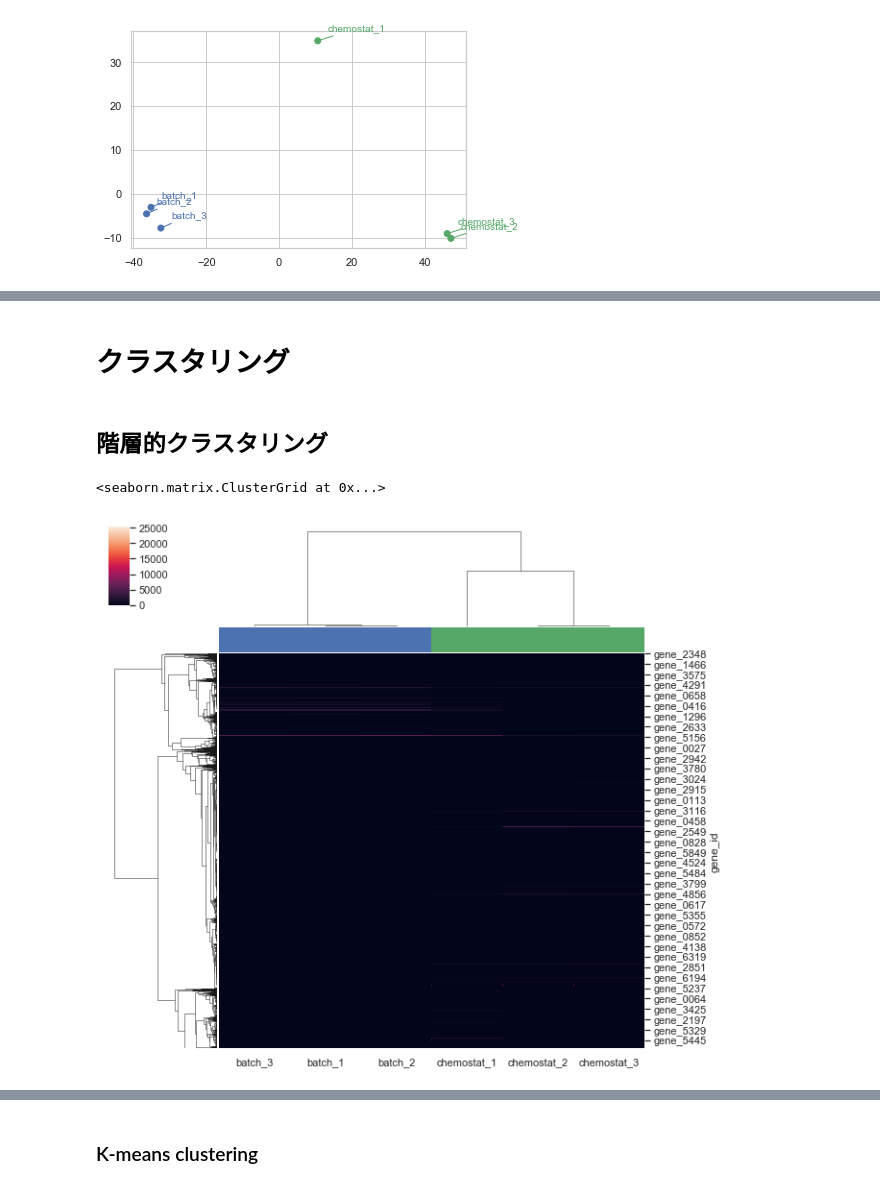
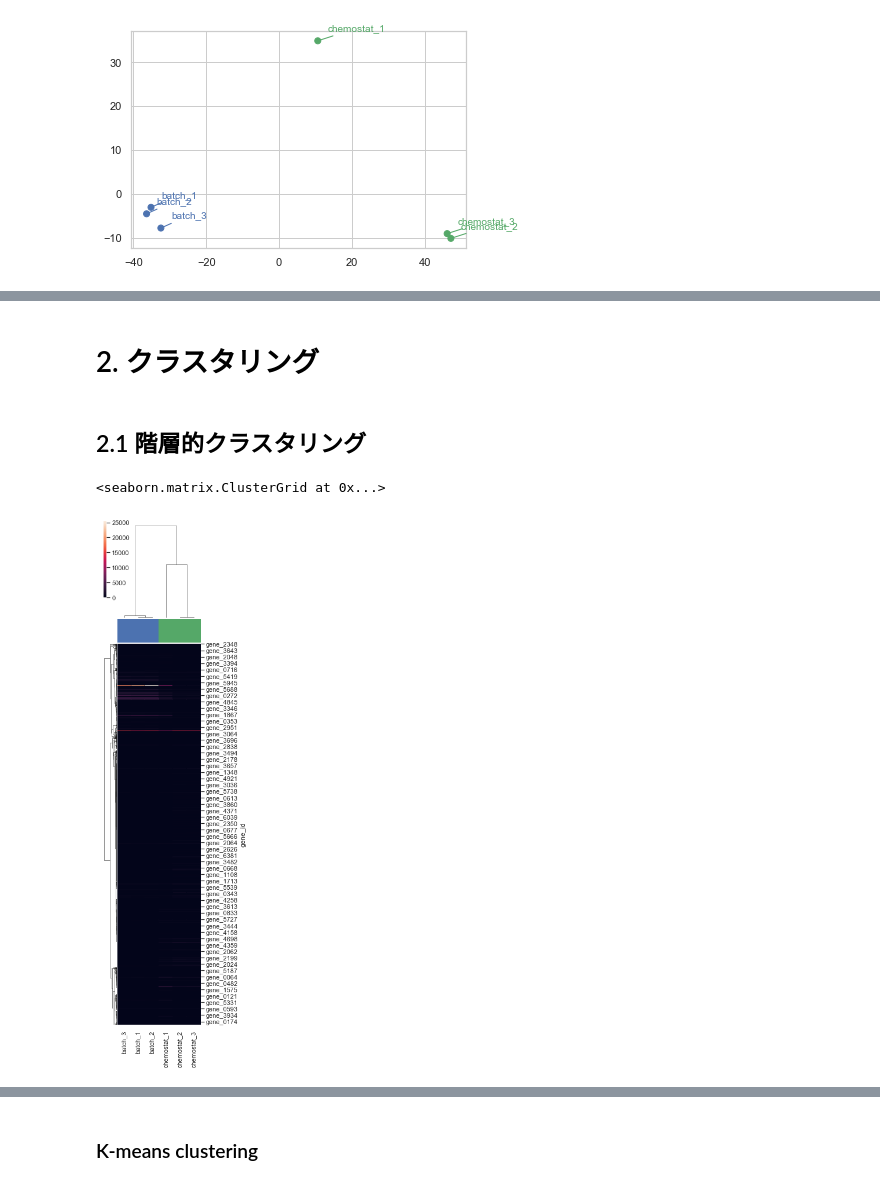
Before and after one commit to genome-sci/python_bioinfo_2018, a Jupyter notebook: 3-1/3-1_DimensionalityReduction_Clustering.ipynb, the cells around one changed output, grey strips where cells are left out. Drawn from its saved outputs; the diff is of its cells as text; code cells hidden in the pictures.

```diff
--- a/3-1/3-1_DimensionalityReduction_Clustering.ipynb
+++ b/3-1/3-1_DimensionalityReduction_Clustering.ipynb
@@ -246,9 +311,9 @@ scatter_plot(coords, std_df.columns, colors)
 # %% [markdown]
-# クラスタリング
+# 2. クラスタリング
 # %% [markdown]
-## 階層的クラスタリング
+## 2.1 階層的クラスタリング
 # %%
-sns.clustermap(df, method='average', metric='correlation', col_colors=colors)
+sns.clustermap(df, method='average', metric='correlation', col_colors=colors, figsize=(3, 16))
 # %% [output]
 <seaborn.matrix.ClusterGrid at 0x...>
-[figure, old version]
+[figure, new version]
```
Also changed, not shown: parts of 47 cells of this notebook, 1 other file.
